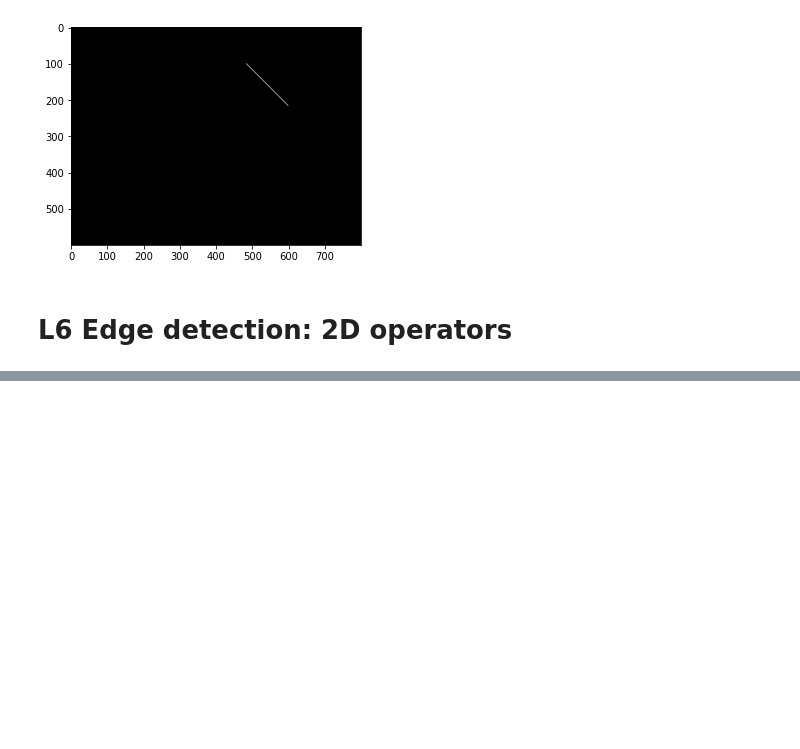
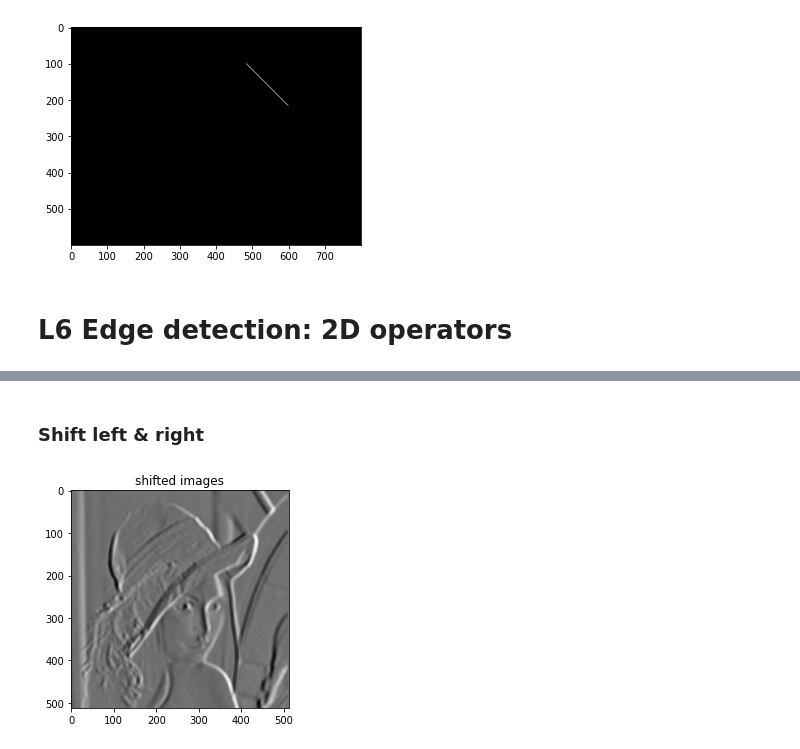
Before and after one commit to aten2001/CS6476-CV-1, a Jupyter notebook: 2A Linear image processing/In Class.ipynb, the cells around one changed output, grey strips where cells are left out. Drawn from its saved outputs; the diff is of its cells as text; code cells hidden in the pictures; blank space fills up the shorter version.

```diff
--- a/2A Linear image processing/In Class.ipynb
+++ b/2A Linear image processing/In Class.ipynb
@@ -274,0 +330,17 @@ plt.show()
+# %% [markdown]
+### Shift left & right
+# %%
+h, w = img_l.shape
+
+img_l = img_filter.copy()
+img_l[:, 0:w-2] =  img_l[:, 1:w-1]
+
+img_r = img_filter.copy()
+img_r[:, 1:w-1] =  img_l[:, 0:w-2]
+
+image_diff = np.double(img_r) - np.double(img_l)
+plt.imshow(image_diff, cmap='gray')
+plt.title('shifted images')
+plt.show()
+# %% [output]
+[figure, added]
```
Also changed, not shown: parts of 14 cells of this notebook, 2 other files.
